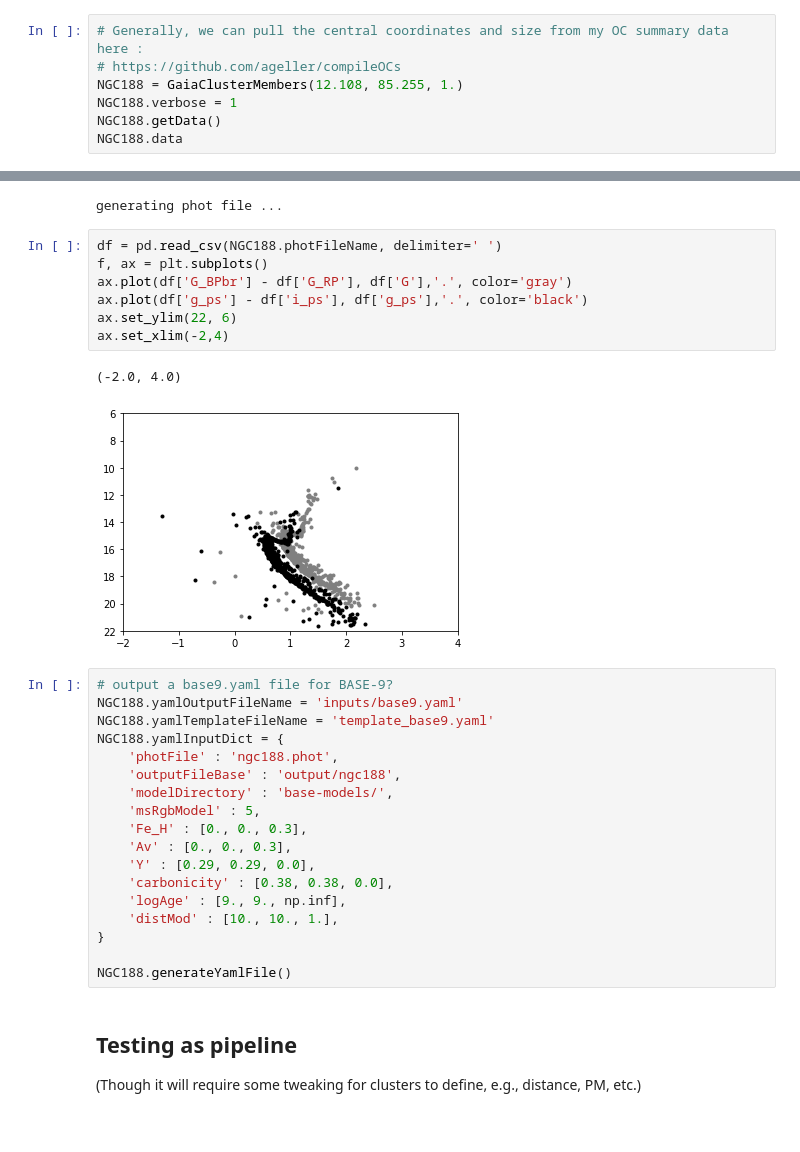
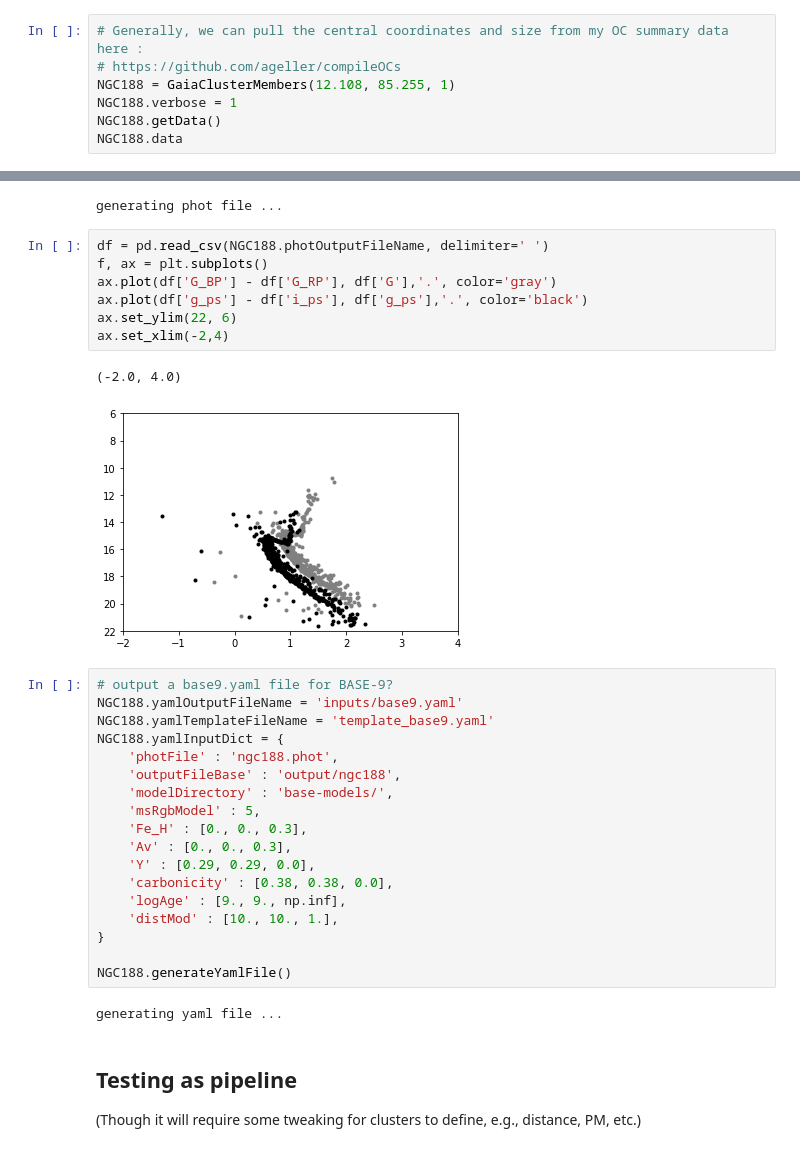
Before and after one commit to ageller/BASE9_utils, a Jupyter notebook: getGaiaData/genBASE9PhotFile.ipynb, the cells around one changed output, grey strips where cells are left out. Drawn from its saved outputs; the diff is of its cells as text.

```diff
--- a/getGaiaData/genBASE9PhotFile.ipynb
+++ b/getGaiaData/genBASE9PhotFile.ipynb
@@ -29,7 +34,7 @@ from getGaiaData import GaiaClusterMembers
 # %%
 # Generally, we can pull the central coordinates and size from my OC summary data here :
 # https://github.com/ageller/compileOCs
-NGC188 = GaiaClusterMembers(12.108, 85.255, 1.)
+NGC188 = GaiaClusterMembers(12.108, 85.255, 1)
 NGC188.verbose = 1
 NGC188.getData()
 NGC188.data
@@ -136,15 +144,15 @@ NGC188.generatePhotFile()
 # %% [output]
 generating phot file ...
 # %%
-df = pd.read_csv(NGC188.photFileName, delimiter=' ')
+df = pd.read_csv(NGC188.photOutputFileName, delimiter=' ')
 f, ax = plt.subplots()
-ax.plot(df['G_BPbr'] - df['G_RP'], df['G'],'.', color='gray')
+ax.plot(df['G_BP'] - df['G_RP'], df['G'],'.', color='gray')
 ax.plot(df['g_ps'] - df['i_ps'], df['g_ps'],'.', color='black')
 ax.set_ylim(22, 6)
 ax.set_xlim(-2,4)
 # %% [output]
 (-2.0, 4.0)
-[figure, old version]
+[figure, new version]
 # %%
 # output a base9.yaml file for BASE-9?
 NGC188.yamlOutputFileName = 'inputs/base9.yaml'
@@ -163,6 +171,8 @@ NGC188.yamlInputDict = {
 }
 
 NGC188.generateYamlFile()
+# %% [output]
+generating yaml file ...
 # %% [markdown]
 ## Testing as pipeline
 
```
Also changed, not shown: parts of 13 cells of this notebook, 2 other files.
